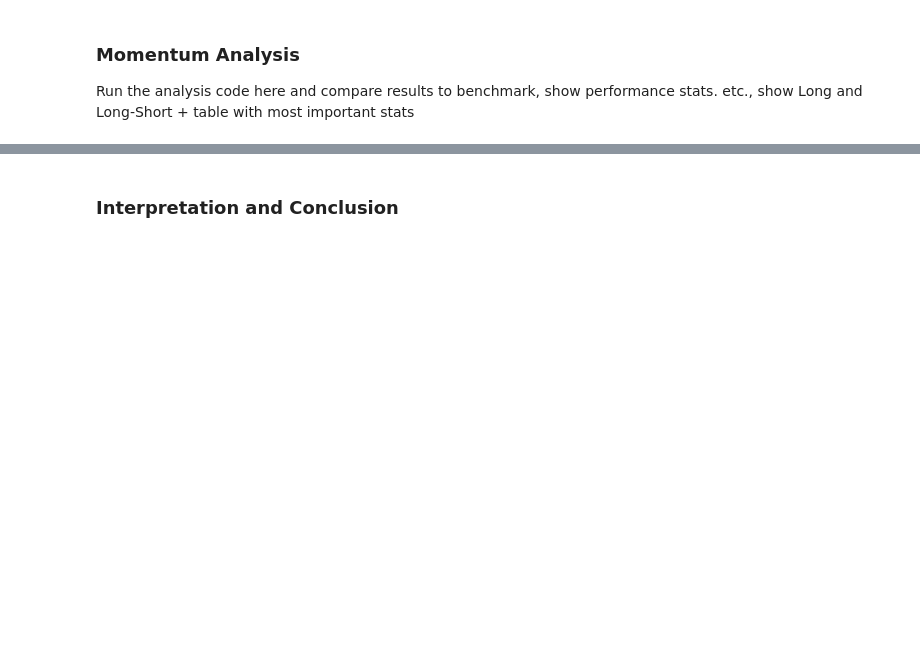
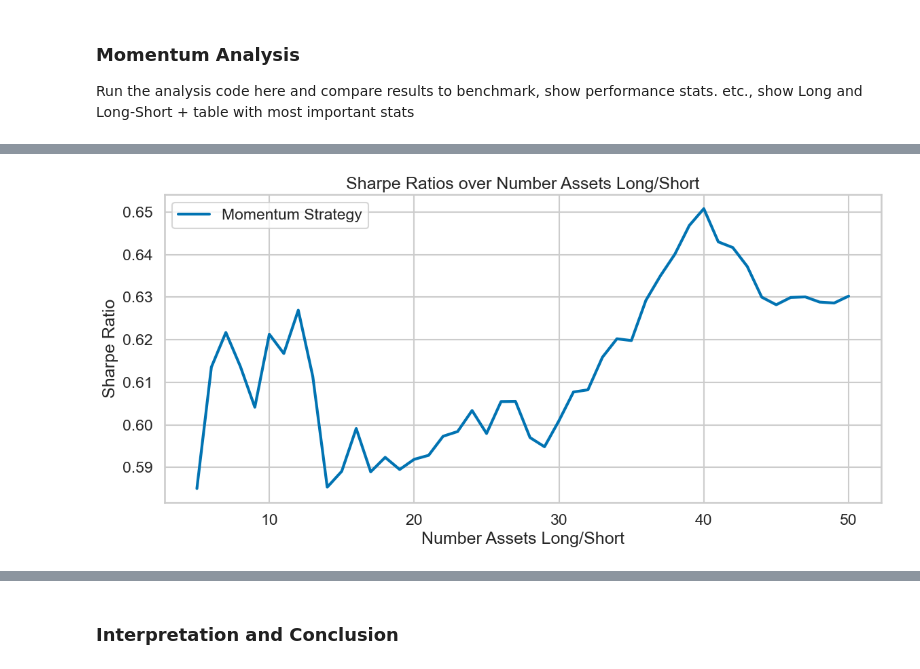
Before and after one commit to mauricekammermann/Abnormal-Returns-in-the-Danish-Stock-Market-With-Momentum-Strategies, a Jupyter notebook: notebook/SPI_Momentum.ipynb, the cells around one changed output, grey strips where cells are left out. Saved outputs shown, nothing was run; the diff lists cells and outputs as text; code cells hidden in the pictures; blank space fills up the shorter version.

```diff
--- a/notebook/SPI_Momentum.ipynb
+++ b/notebook/SPI_Momentum.ipynb
@@ -173,0 +396,29 @@ Perform robustness checks here over different input parameters that we "arbitrai
+# %%
+# Robustness check over number assets
+# Loop over 5-50
+rc_number_assets = pd.DataFrame(index=range(5, 51), columns=['Sharpe_Ratio'])
+for i in range(5,51):
+    excess_returnsTemp , _ , _, _ = momentum_strategy(
+        price_data_daily=price_data_daily,
+        lookback_period=lookback_period,
+        nLong=i,
+        nShort=0,
+        holding_period=holding_period,
+        rf_monthly=rf_monthly,
+        trx_cost=0
+        )
+    excess_returnsTemp.columns = ['Strategy_Returns']
+    stats_temp = summarize_performance(excess_returnsTemp, rf_monthly, spi_XsReturns_monthly, 12)
+    rc_number_assets.loc[i,'Sharpe_Ratio'] = stats_temp['Sharpe_Ratio_Arithmetic']['xs_Return']
+
+plotRobustnessChecks(
+    rc_number_assets,
+    label = "Momentum Strategy",
+    title='Sharpe Ratios over Number Assets Long/Short',
+    x_label='Number Assets Long/Short',
+    y_label='Sharpe Ratio',
+    savefig=True,
+    filename=visualization_path / 'rc_number_assets.png'
+)
+# %% [output]
+[figure, added]
```
Also changed, not shown: parts of 6 cells of this notebook, 7 other files.
